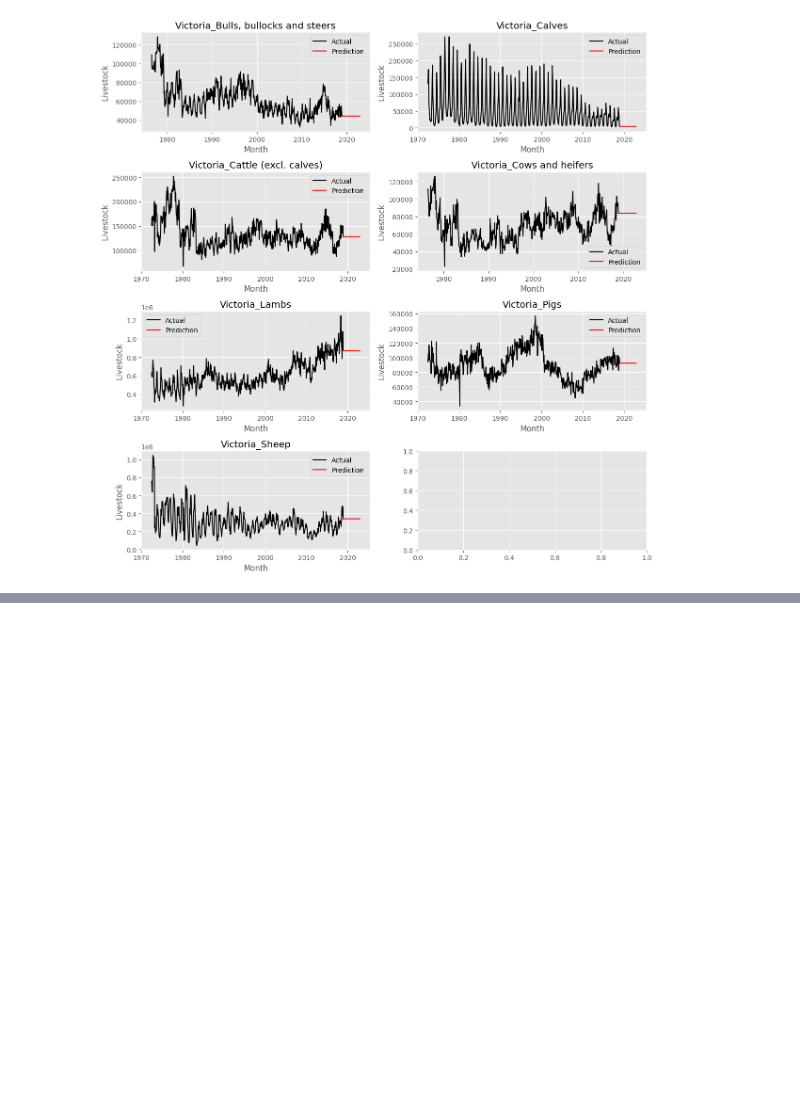
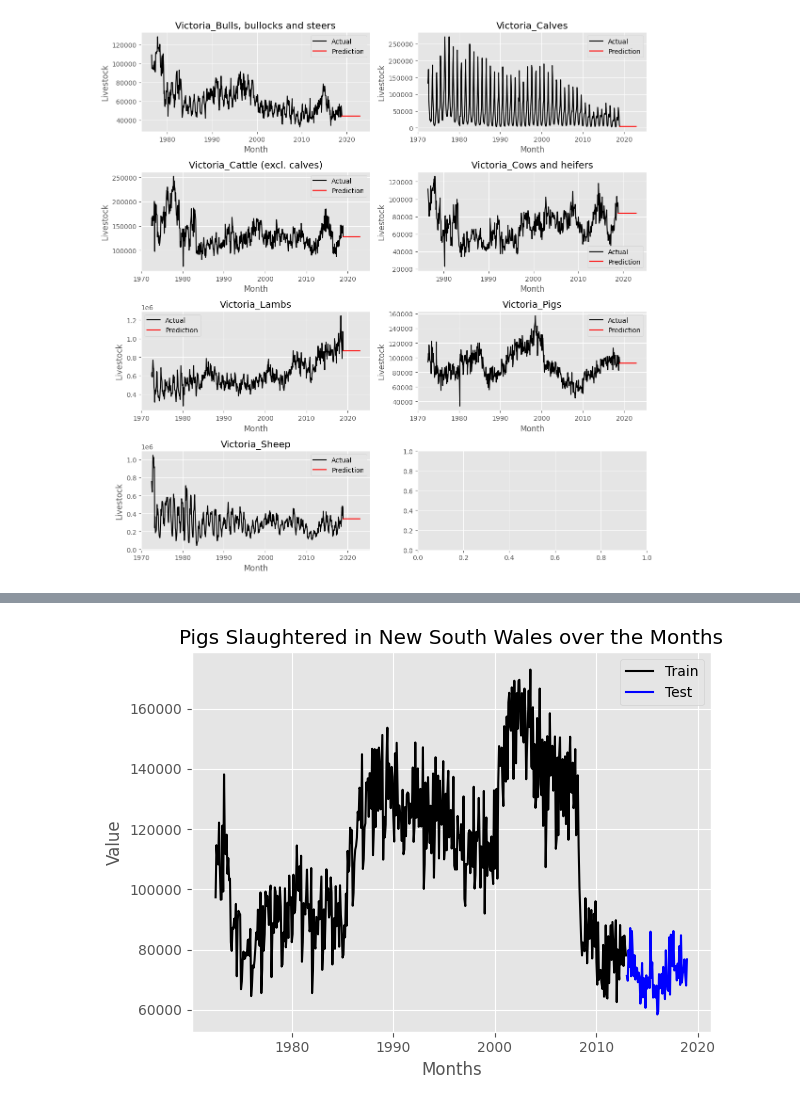
Before and after one commit to shivkatira/fpppy-exercise-solution, a Jupyter notebook: ch5.ipynb, the cells around one changed output, grey strips where cells are left out. Cells and saved outputs as stored; diff of their text form; code cells hidden in the pictures; blank space fills up the shorter version.

```diff
--- a/ch5.ipynb
+++ b/ch5.ipynb
@@ -640,0 +874,16 @@ plt.show()
+# %%
+fig = plt.figure()
+ax = fig.gca()
+
+ax.plot(train["ds"], train["y"], c="k", label="Train")
+ax.plot(test["ds"], test["y"], c="b", label="Test")
+
+ax.set_xlabel("Months")
+ax.set_ylabel("Value")
+ax.set_title("Pigs Slaughtered in New South Wales over the Months")
+ax.legend()
+
+plt.tight_layout()
+plt.show()
+# %% [output]
+[figure, added]
```
Also changed, not shown: parts of 108 cells of this notebook.
